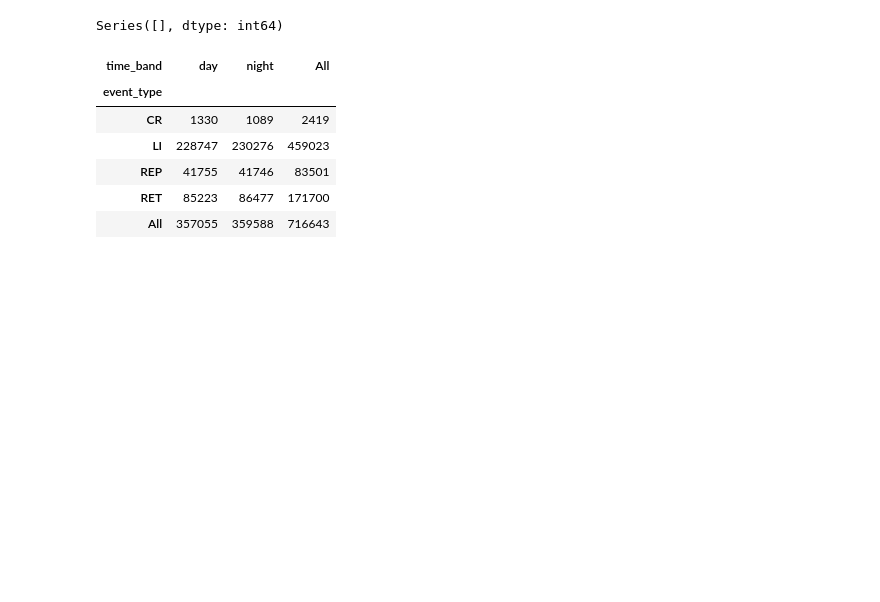
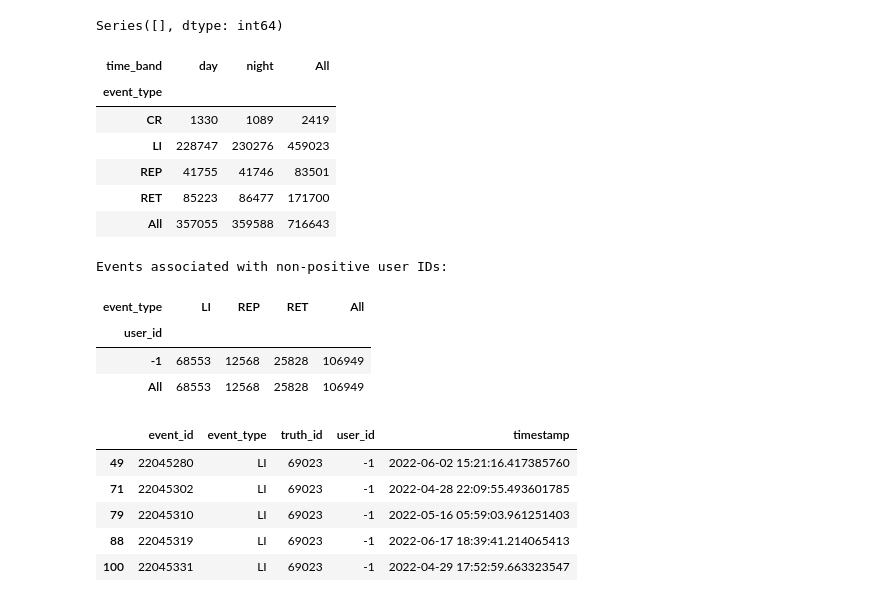
Before and after one commit to lorenzobuccolini03/Truth-Social-Analysis-and-Data-Warehousing---Decision-Support-Systems-, a Jupyter notebook: 01_assignment/01_03_explore_events.ipynb, the cells around one changed output. Cells and saved outputs as stored; diff of their text form; code cells hidden in the pictures; blank space fills up the shorter version.

```diff
--- a/01_assignment/01_03_explore_events.ipynb
+++ b/01_assignment/01_03_explore_events.ipynb
@@ -463,3 +463,36 @@ display(pd.crosstab(
 | REP | 41755 | 41746 | 83501 |
 | RET | 85223 | 86477 | 171700 |
 | All | 357055 | 359588 | 716643 |
+# %%
+# Inspect non-positive user identifiers without removing any events.
+non_positive_user_events = events.loc[
+    events["user_id"].notna()
+    & events["user_id"].le(0)
+]
+
+print("Events associated with non-positive user IDs:")
+display(
+    pd.crosstab(
+        non_positive_user_events["user_id"],
+        non_positive_user_events["event_type"],
+        margins=True
+    )
+)
+
+display(
+    non_positive_user_events[
+        ["event_id", "event_type", "truth_id", "user_id", "timestamp"]
+    ].head(5)
+)
+# %% [output]
+Events associated with non-positive user IDs:
+| event_type | LI | REP | RET | All |
+| user_id |  |  |  |  |
+| -1 | 68553 | 12568 | 25828 | 106949 |
+| All | 68553 | 12568 | 25828 | 106949 |
+|  | event_id | event_type | truth_id | user_id | timestamp |
+| 49 | 22045280 | LI | 69023 | -1 | 2022-06-02 15:21:16.417385760 |
+| 71 | 22045302 | LI | 69023 | -1 | 2022-04-28 22:09:55.493601785 |
+| 79 | 22045310 | LI | 69023 | -1 | 2022-05-16 05:59:03.961251403 |
+| 88 | 22045319 | LI | 69023 | -1 | 2022-06-17 18:39:41.214065413 |
+| 100 | 22045331 | LI | 69023 | -1 | 2022-04-29 17:52:59.663323547 |
```
Also changed, not shown: parts of 7 cells of this notebook.
